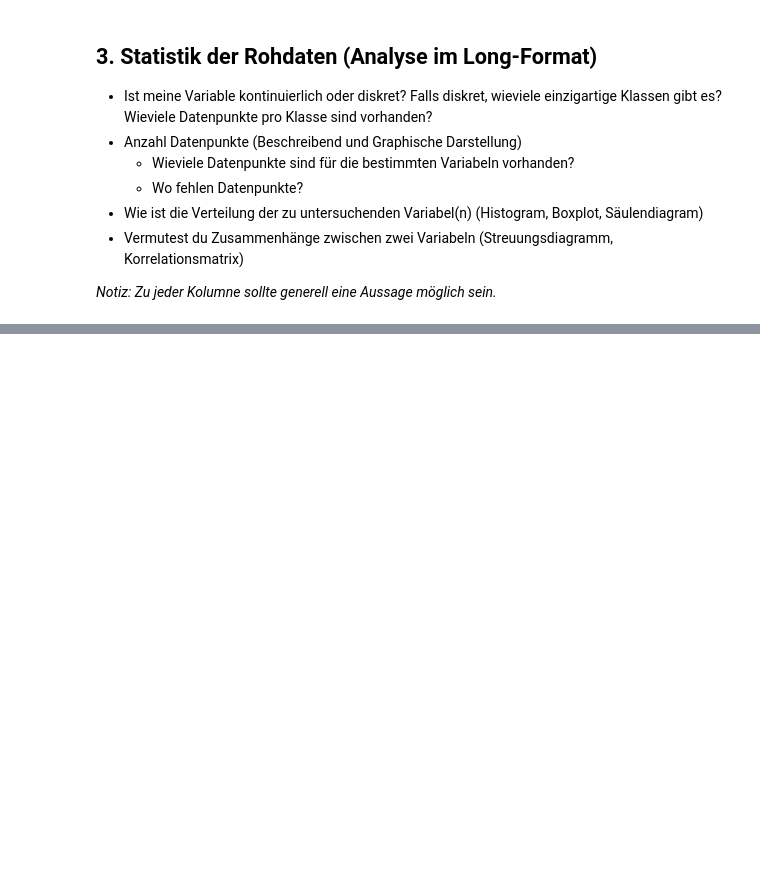
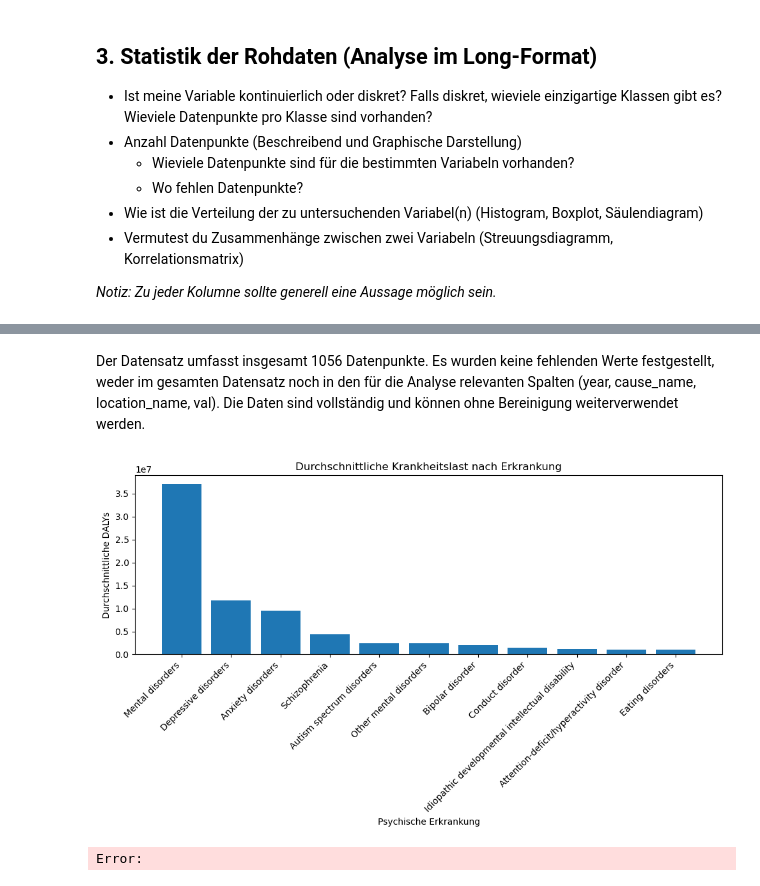
Before and after one commit to CarolinaTresch/Burden_of_Mental_Illness, a Jupyter notebook: Python LN .ipynb, the cells around one changed output, grey strips where cells are left out. Cells and saved outputs as stored; diff of their text form; code cells hidden in the pictures; blank space fills up the shorter version.

Commit message:
Ich habe da an die Daten vorbereiten und Statistik der Rohdaten gearbeitet.

```diff
--- a/Python LN .ipynb
+++ b/Python LN .ipynb
@@ -37,0 +39,4 @@ from matplotlib import pyplot as plt
+# %%
+import pandas as pd
+df = pd.read_csv("mental_disorders_global_1990_2021.csv", sep=";")
+df.head()
@@ -52,0 +165,18 @@ from matplotlib import pyplot as plt
+# %% [markdown]
+Der Datensatz umfasst insgesamt 1056 Datenpunkte. Es wurden keine fehlenden Werte festgestellt, weder im gesamten Datensatz noch in den für die Analyse relevanten Spalten (year, cause_name, location_name, val). Die Daten sind vollständig und können ohne Bereinigung weiterverwendet werden.
+# %%
+import matplotlib.pyplot as plt
+
+mean_by_disease = df.groupby("cause_name")["val"].mean().sort_values(ascending=False)
+
+plt.figure(figsize=(10,6))
+plt.bar(mean_by_disease.index, mean_by_disease.values)
+plt.xticks(rotation=45, ha="right")
+plt.xlabel("Psychische Erkrankung")
+plt.ylabel("Durchschnittliche DALYs")
+plt.title("Durchschnittliche Krankheitslast nach Erkrankung")
+plt.tight_layout()
+plt.show()
+# %% [output]
+[figure, added]
+Error:
```
Also changed, not shown: parts of 17 cells of this notebook.
